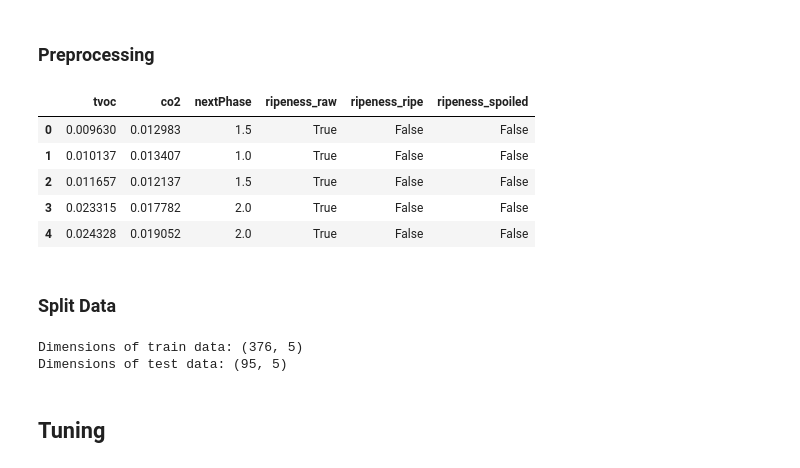
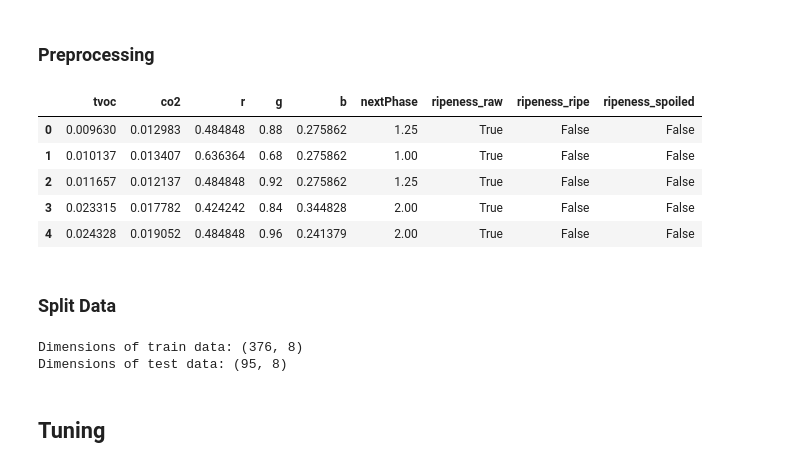
Before and after one commit to Kholil-Asjaduddin/banana-ripeness-predictor, a Jupyter notebook: machine-learning/prediction/knn_tuning.ipynb, the cells around one changed output. Saved outputs shown, nothing was run; the diff lists cells and outputs as text; code cells hidden in the pictures.

```diff
--- a/machine-learning/prediction/knn_tuning.ipynb
+++ b/machine-learning/prediction/knn_tuning.ipynb
@@ -33,27 +33,27 @@ display(df.head())
 # %% [markdown]
 ### Preprocessing
 # %%
-# Select relevant attributes
-df = df[["tvoc", "co2", "ripeness", "nextPhase"]]
+# Select relevant attributes (tambahkan r,g,b)
+df = df[["tvoc", "co2", "r", "g", "b", "ripeness", "nextPhase"]]
 
-# Imputation if there are missing values
+# Imputation
 df = df.fillna(df.mean(numeric_only=True))
 
 # Encoding categorical column 'ripeness'
 df = pd.get_dummies(df, columns=["ripeness"])
 
-# Normalize tvoc and co2 columns
-df["tvoc"] = (df["tvoc"] - df["tvoc"].min()) / (df["tvoc"].max() - df["tvoc"].min())
-df["co2"]  = (df["co2"]  - df["co2"].min())  / (df["co2"].max()  - df["co2"].min())
+# Normalize numeric columns
+for col in ["tvoc", "co2", "r", "g", "b"]:
+    df[col] = (df[col] - df[col].min()) / (df[col].max() - df[col].min())
 
 display(df.head())
 # %% [output]
-|  | tvoc | co2 | nextPhase | ripeness_raw | ripeness_ripe | ripeness_spoiled |
-| 0 | 0.009630 | 0.012983 | 1.5 | True | False | False |
-| 1 | 0.010137 | 0.013407 | 1.0 | True | False | False |
-| 2 | 0.011657 | 0.012137 | 1.5 | True | False | False |
-| 3 | 0.023315 | 0.017782 | 2.0 | True | False | False |
-| 4 | 0.024328 | 0.019052 | 2.0 | True | False | False |
+|  | tvoc | co2 | r | g | b | nextPhase | ripeness_raw | ripeness_ripe | ripeness_spoiled |
+| 0 | 0.009630 | 0.012983 | 0.484848 | 0.88 | 0.275862 | 1.25 | True | False | False |
+| 1 | 0.010137 | 0.013407 | 0.636364 | 0.68 | 0.275862 | 1.00 | True | False | False |
+| 2 | 0.011657 | 0.012137 | 0.484848 | 0.92 | 0.275862 | 1.25 | True | False | False |
+| 3 | 0.023315 | 0.017782 | 0.424242 | 0.84 | 0.344828 | 2.00 | True | False | False |
+| 4 | 0.024328 | 0.019052 | 0.484848 | 0.96 | 0.241379 | 2.00 | True | False | False |
 # %% [markdown]
 ### Split Data
 # %%
@@ -80,8 +80,8 @@ X_train, X_test, y_train, y_test = train_test_split(X, y, test_size=0.2, random_
 print("Dimensions of train data:", X_train.shape)
 print("Dimensions of test data:", X_test.shape)
 # %% [output]
-Dimensions of train data: (376, 5)
-Dimensions of test data: (95, 5)
+Dimensions of train data: (376, 8)
+Dimensions of test data: (95, 8)
 # %% [markdown]
 ## Tuning
 # %% [markdown]
```
Also changed, not shown: parts of 4 cells of this notebook, 1 other file.
